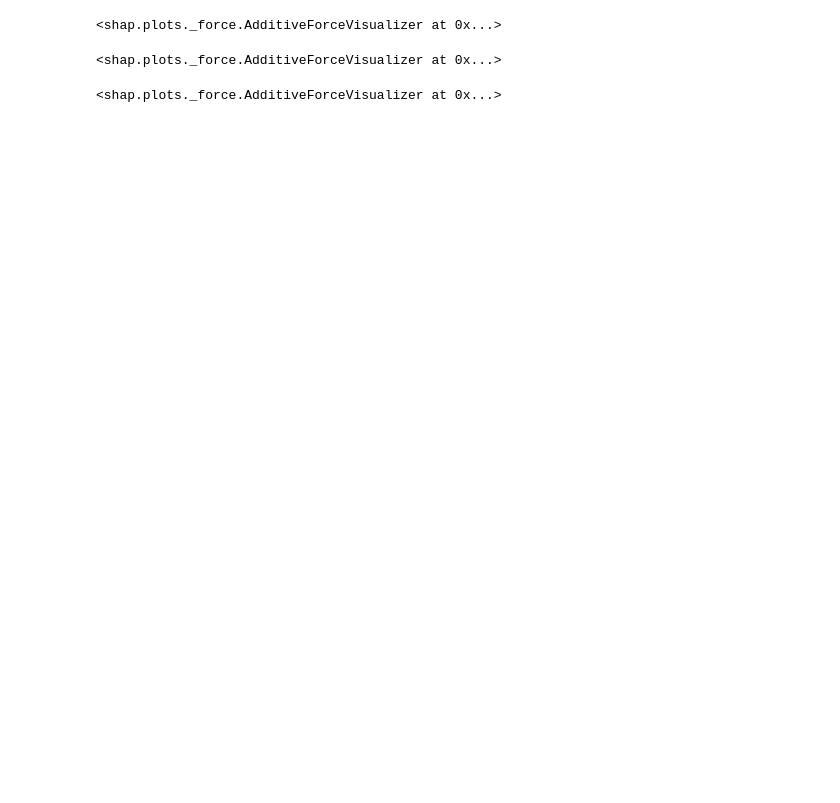
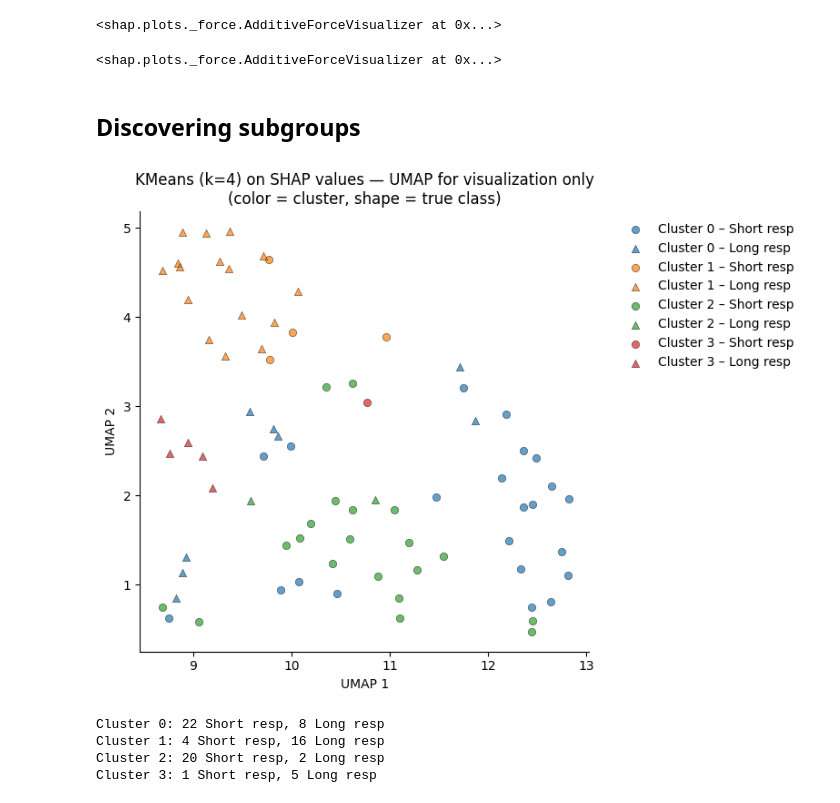
Before and after one commit to dinhhb/modeling_gene_expression, a Jupyter notebook: explanation/5_shap.ipynb, the cells around one changed output. Saved outputs shown, nothing was run; the diff lists cells and outputs as text; code cells hidden in the pictures; blank space fills up the shorter version.

```diff
--- a/explanation/5_shap.ipynb
+++ b/explanation/5_shap.ipynb
@@ -222,7 +238,48 @@ shap.plots.force(sv_raw[tn[35]]) # 9 7 23 35
 shap.plots.force(sv_raw[tp[25]]) # 3 18 21 25
 # %% [output]
 <shap.plots._force.AdditiveForceVisualizer at 0x...>
-# %%
-shap.plots.force(sv_raw[fp[3]])
-# %% [output]
-<shap.plots._force.AdditiveForceVisualizer at 0x...>
+# %% [markdown]
+## Discovering subgroups
+# %%
+from sklearn.cluster import KMeans
+
+# cluster in full SHAP space, use sv_2d only for visualization
+kmeans = KMeans(n_clusters=4, random_state=42)
+cluster_labels = kmeans.fit_predict(sv_input)
+
+n_clusters = kmeans.n_clusters
+cluster_colors = plt.cm.tab10.colors[:n_clusters]
+markers = {0: "o", 1: "^"}  # circle=short resp, triangle=long resp
+
+fig, ax = plt.subplots(figsize=(8, 6))
+
+for k in range(n_clusters):
+    for cls in np.unique(y_arr):
+        mask = (cluster_labels == k) & (y_arr == cls)
+        label = f"Cluster {k} – {'Short resp' if cls == 0 else 'Long resp'}"
+        ax.scatter(
+            sv_2d[mask, 0], sv_2d[mask, 1],
+            c=[cluster_colors[k]], marker=markers[cls],
+            alpha=0.7, label=label, edgecolors="k", linewidths=0.4,
+        )
+
+ax.set_xlabel("UMAP 1")
+ax.set_ylabel("UMAP 2")
+ax.set_title(f"KMeans (k={n_clusters}) on SHAP values — UMAP for visualization only\n(color = cluster, shape = true class)")
+ax.legend(bbox_to_anchor=(1.05, 1), loc="upper left", frameon=False)
+ax.spines[["top", "right"]].set_visible(False)
+plt.tight_layout()
+plt.show()
+
+for k in range(n_clusters):
+    mask = cluster_labels == k
+    counts = pd.Series(y_arr[mask]).value_counts().sort_index()
+    short = counts.get(0, 0)
+    long  = counts.get(1, 0)
+    print(f"Cluster {k}: {short} Short resp, {long} Long resp")
+# %% [output]
+[figure, added]
+Cluster 0: 22 Short resp, 8 Long resp
+Cluster 1: 4 Short resp, 16 Long resp
+Cluster 2: 20 Short resp, 2 Long resp
+Cluster 3: 1 Short resp, 5 Long resp
```
Also changed, not shown: parts of 6 cells of this notebook, 1 other file.
